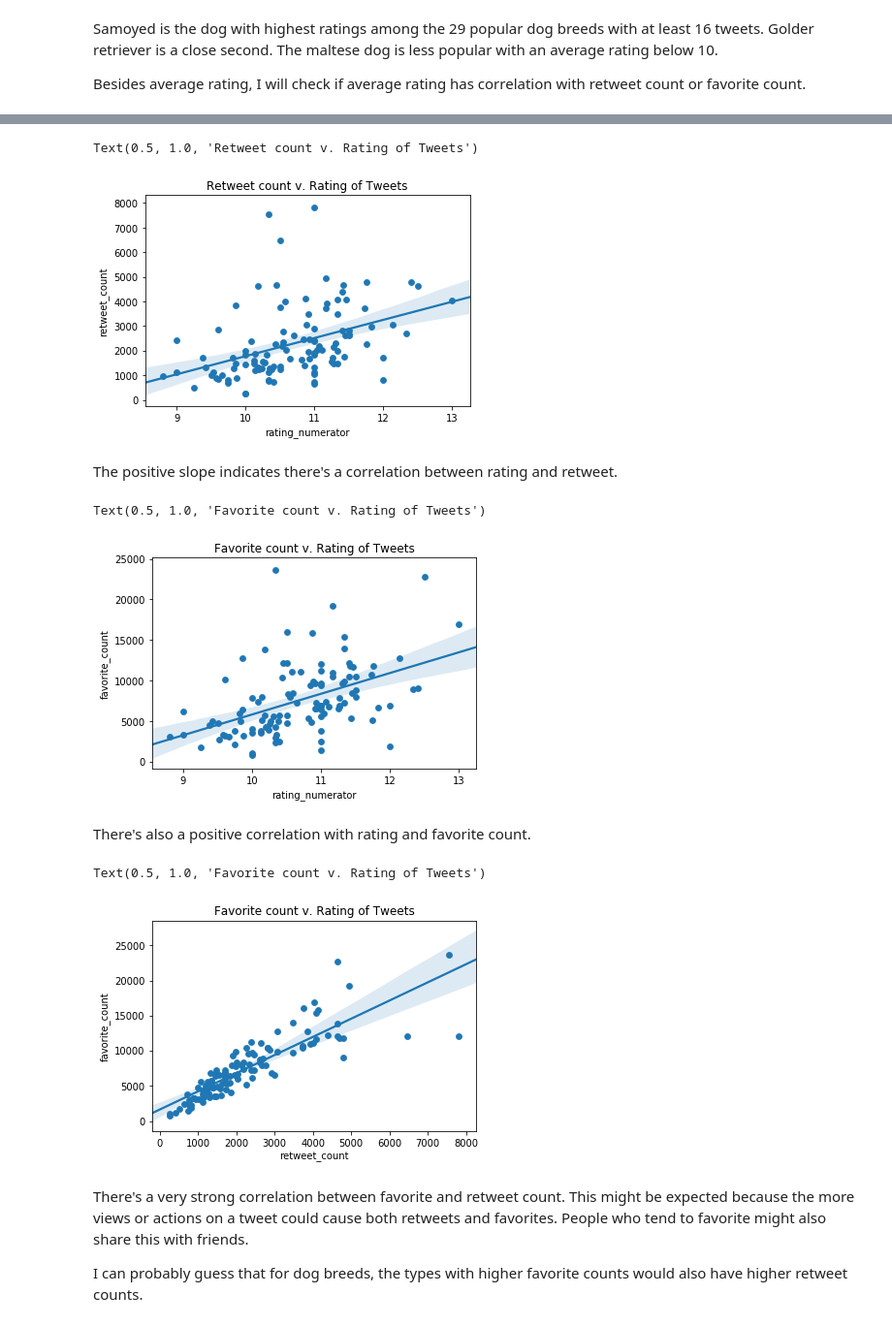
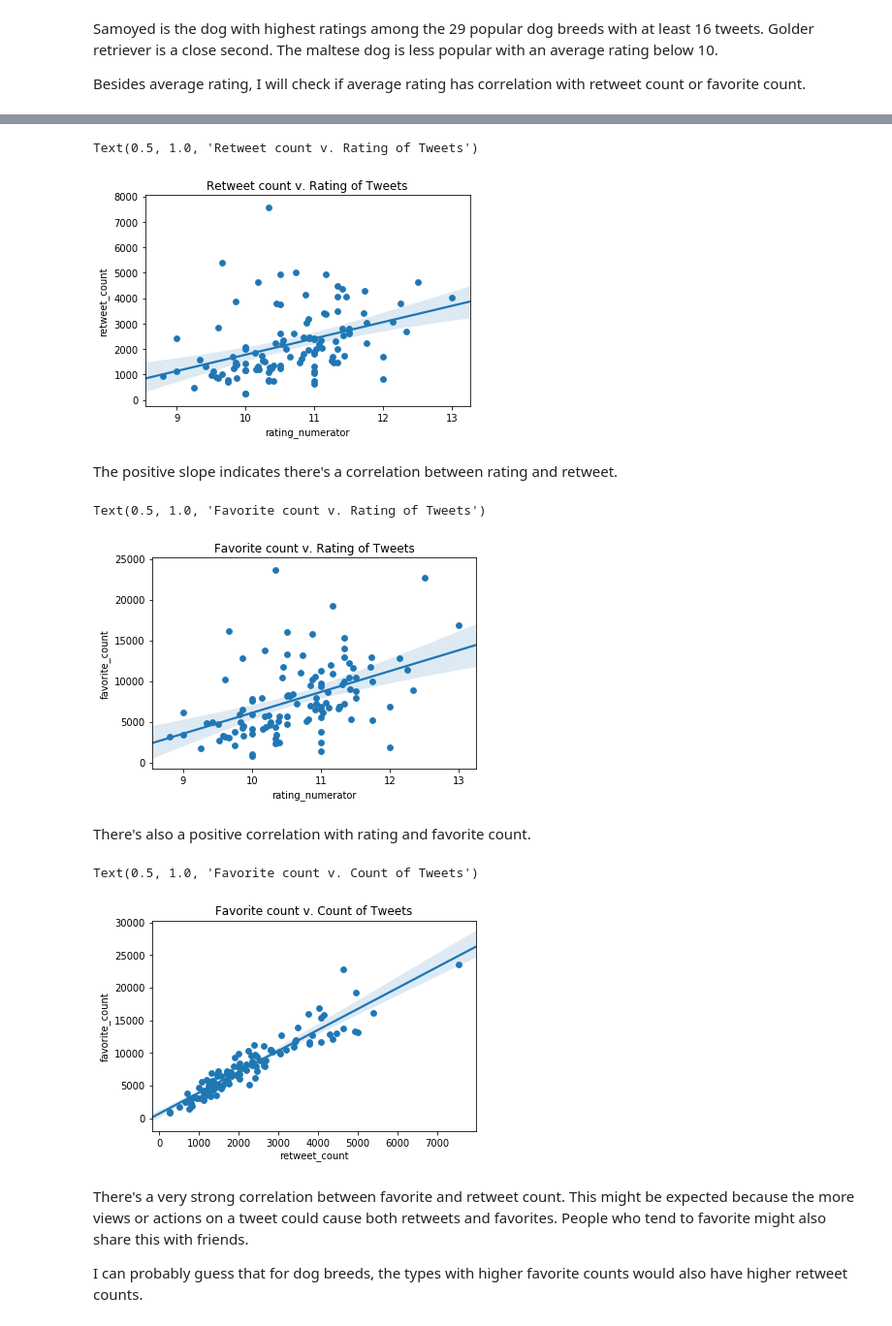
Before and after one commit to sarinac/Udacity, a Jupyter notebook: WeRateDogs Twitter Wrangling + Analysis/wrangle_act.ipynb, the cells around one changed output, grey strips where cells are left out. Shown at 97% size. Cells and saved outputs as stored; diff of their text form; code cells hidden in the pictures.

Commit message:
Add reports, remove retweets from df, clean names

```diff
--- a/WeRateDogs Twitter Wrangling + Analysis/wrangle_act.ipynb
+++ b/WeRateDogs Twitter Wrangling + Analysis/wrangle_act.ipynb
@@ -420,0 +421,2 @@ tweets_clean_df = pd.read_csv('tweets_clean_df.csv')
+# %%
+twitter_archive_clean_df = twitter_archive_clean_df[twitter_archive_clean_df.retweeted_status_id.isnull()]
@@ -627,14 +650,2 @@ memory usage: 257.8+ KB
 # %% [markdown]
 **Quality 5:** Fix incorrect dog `name`s by changing incorrect ones to NaN. The incorrect ones have the first letter as lowercase.
-# %%
-names = []
-# Check if the first letter is lowercase.
-def incorrect_name(name):
-    if name[0].islower() == True:
-        names.append("None")
-    else:
-        names.append(name)
-
-twitter_archive_clean_df["name"].apply(incorrect_name)
-twitter_archive_clean_df["name"] = pd.Series(names)
-twitter_archive_clean_df['name'].replace("None", pd.np.nan, inplace=True)
@@ -663,0 +677,7 @@ memory usage: 257.8+ KB
+# %%
+# Extract name from text
+twitter_archive_clean_df['name'] = twitter_archive_clean_df.text.str.extract('(is|Meet|named) ([A-Z][a-z]+)')[1]
+
+# Check if successful
+for i in range(0,10):
+    print(twitter_archive_clean_df.name[i])
@@ -974,7 +1008,7 @@ sns.regplot(stats_by_breed['rating_numerator'], stats_by_breed['retweet_count'])
 plt.title('Retweet count v. Rating of Tweets')
 # %% [output]
 Text(0.5, 1.0, 'Retweet count v. Rating of Tweets')
-[figure, old version]
+[figure, new version]
 # %% [markdown]
 The positive slope indicates there's a correlation between rating and retweet.
 # %%
@@ -984,17 +1018,17 @@ sns.regplot(stats_by_breed['rating_numerator'], stats_by_breed['favorite_count']
 plt.title('Favorite count v. Rating of Tweets')
 # %% [output]
 Text(0.5, 1.0, 'Favorite count v. Rating of Tweets')
-[figure, old version]
+[figure, new version]
 # %% [markdown]
 There's also a positive correlation with rating and favorite count.
 # %%
 # Plot retweet by favorite count
 stats_by_breed.plot(x='retweet_count', y='favorite_count', kind='scatter')
 sns.regplot(stats_by_breed['retweet_count'], stats_by_breed['favorite_count'])
-plt.title('Favorite count v. Rating of Tweets')
+plt.title('Favorite count v. Count of Tweets')
 # %% [output]
-Text(0.5, 1.0, 'Favorite count v. Rating of Tweets')
+Text(0.5, 1.0, 'Favorite count v. Count of Tweets')
-[figure, old version]
+[figure, new version]
 # %% [markdown]
 There's a very strong correlation between favorite and retweet count. This might be expected because the more views or actions on a tweet could cause both retweets and favorites. People who tend to favorite might also share this with friends.
 
```
Also changed, not shown: parts of 37 cells of this notebook, 4 other files.
